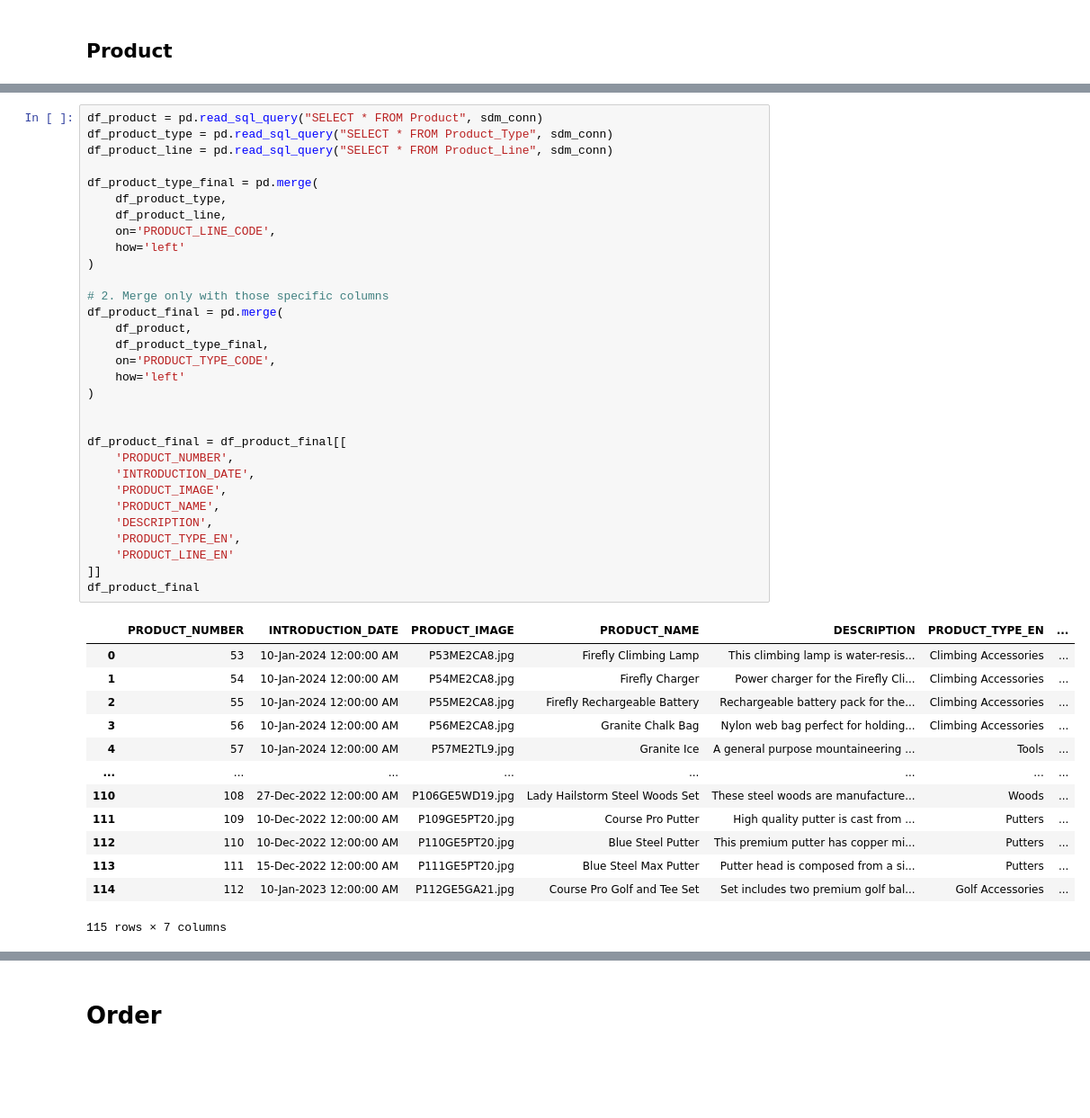
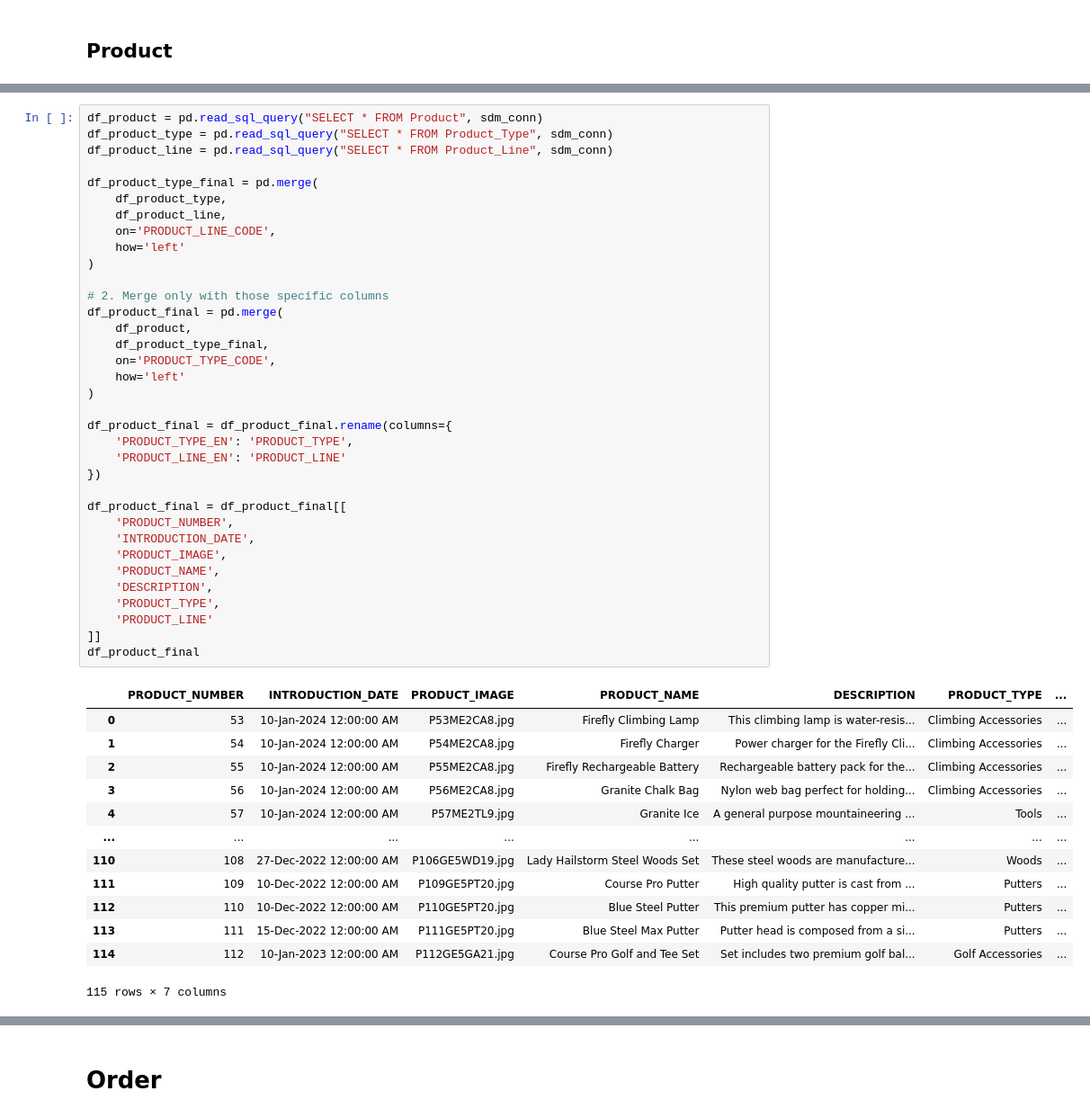
Before and after one commit to SebEmmen/GreatOutdoors, a Jupyter notebook: Warehouse.ipynb, the cells around one changed output, grey strips where cells are left out. Shown at 90% size. Drawn from its saved outputs; the diff is of its cells as text; blank space fills up the shorter version.

```diff
--- a/Warehouse.ipynb
+++ b/Warehouse.ipynb
@@ -997,36 +1041,40 @@ run_scd2_staff(df_staff_final, target_WH_db)
 # %%
 df_product = pd.read_sql_query("SELECT * FROM Product", sdm_conn)
 df_product_type = pd.read_sql_query("SELECT * FROM Product_Type", sdm_conn)
 df_product_line = pd.read_sql_query("SELECT * FROM Product_Line", sdm_conn)
 
 df_product_type_final = pd.merge(
     df_product_type,
     df_product_line,
     on='PRODUCT_LINE_CODE',
     how='left'
 )
 
 # 2. Merge only with those specific columns
 df_product_final = pd.merge(
     df_product,
     df_product_type_final,
     on='PRODUCT_TYPE_CODE',
     how='left'
 )
 
+df_product_final = df_product_final.rename(columns={
+    'PRODUCT_TYPE_EN': 'PRODUCT_TYPE',
+    'PRODUCT_LINE_EN': 'PRODUCT_LINE'
+})
 
 df_product_final = df_product_final[[
     'PRODUCT_NUMBER',
     'INTRODUCTION_DATE',
     'PRODUCT_IMAGE',
     'PRODUCT_NAME',
     'DESCRIPTION',
-    'PRODUCT_TYPE_EN',
-    'PRODUCT_LINE_EN'
+    'PRODUCT_TYPE',
+    'PRODUCT_LINE'
 ]]
 df_product_final
 # %% [output]
-|  | PRODUCT_NUMBER | INTRODUCTION_DATE | PRODUCT_IMAGE | PRODUCT_NAME | DESCRIPTION | PRODUCT_TYPE_EN | ... |
+|  | PRODUCT_NUMBER | INTRODUCTION_DATE | PRODUCT_IMAGE | PRODUCT_NAME | DESCRIPTION | PRODUCT_TYPE | ... |
 | 0 | 53 | 10-Jan-2024 12:00:00 AM | P53ME2CA8.jpg | Firefly Climbing Lamp | This climbing lamp is water-resis... | Climbing Accessories | ... |
 | 1 | 54 | 10-Jan-2024 12:00:00 AM | P54ME2CA8.jpg | Firefly Charger | Power charger for the Firefly Cli... | Climbing Accessories | ... |
 | 2 | 55 | 10-Jan-2024 12:00:00 AM | P55ME2CA8.jpg | Firefly Rechargeable Battery | Rechargeable battery pack for the... | Climbing Accessories | ... |
```
Also changed, not shown: parts of 36 cells of this notebook, 4 other files.
